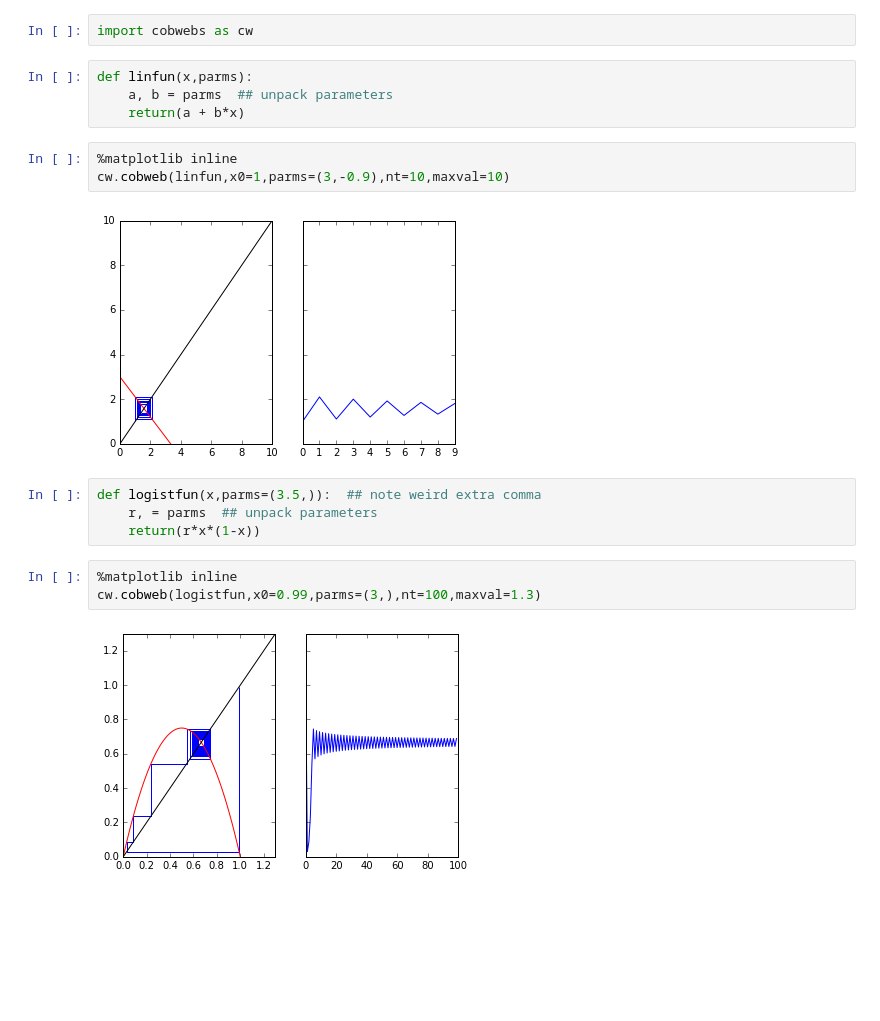
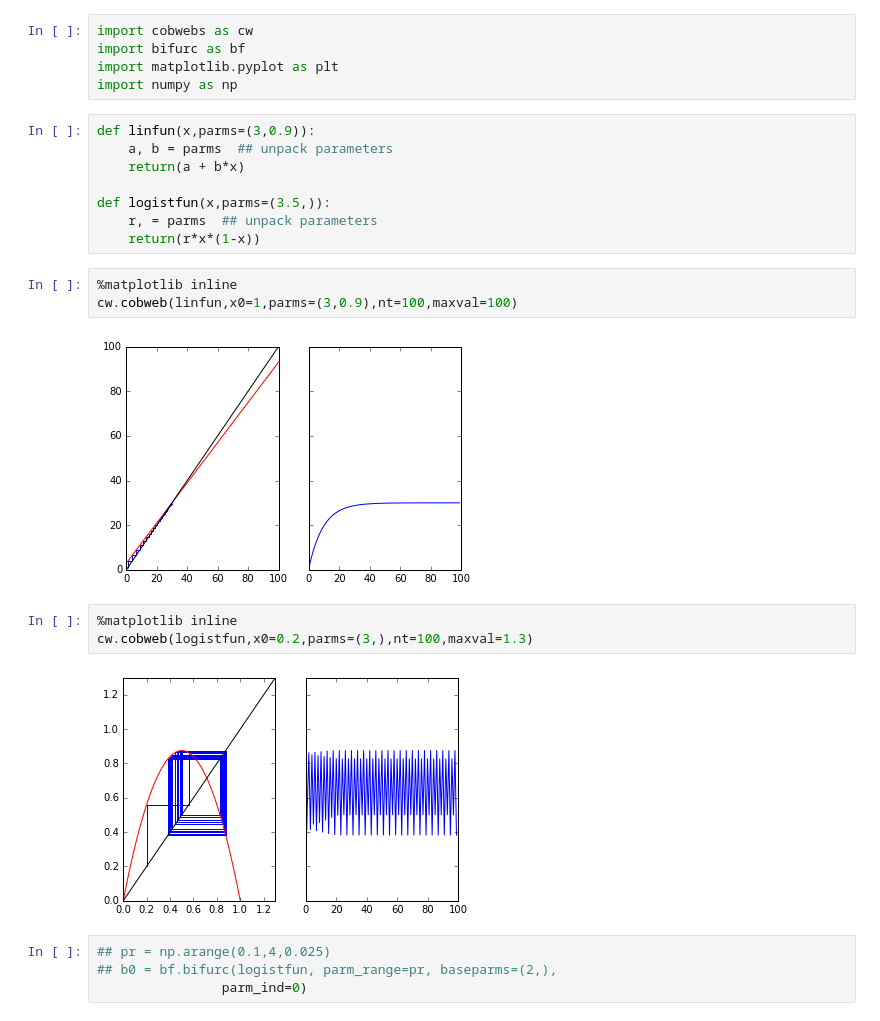
Before and after one commit to bbolker/3mb3, a Jupyter notebook: Notebooks/cobwebbing.ipynb, the cells around one changed output. Saved outputs shown, nothing was run; the diff lists cells and outputs as text; blank space fills up the shorter version.

Commit message:
cobwebbing update

```diff
--- a/Notebooks/cobwebbing.ipynb
+++ b/Notebooks/cobwebbing.ipynb
@@ -1,20 +1,27 @@
-# %%
-import cobwebs as cw
+# %%
+import cobwebs as cw
+import bifurc as bf
+import matplotlib.pyplot as plt
+import numpy as np
 # %%
-def linfun(x,parms):
+def linfun(x,parms=(3,0.9)):
     a, b = parms  ## unpack parameters
     return(a + b*x)
+
+def logistfun(x,parms=(3.5,)):
+    r, = parms  ## unpack parameters
+    return(r*x*(1-x))
 # %%
 %matplotlib inline
-cw.cobweb(linfun,x0=1,parms=(3,-0.9),nt=10,maxval=10)
+cw.cobweb(linfun,x0=1,parms=(3,0.9),nt=100,maxval=100)
 # %% [output]
-[figure, old version]
+[figure, new version]
-# %%
-def logistfun(x,parms=(3.5,)):  ## note weird extra comma
-    r, = parms  ## unpack parameters
-    return(r*x*(1-x))
 # %%
 %matplotlib inline
-cw.cobweb(logistfun,x0=0.99,parms=(3,),nt=100,maxval=1.3)
+cw.cobweb(logistfun,x0=0.2,parms=(3,),nt=100,maxval=1.3)
 # %% [output]
-[figure, old version]
+[figure, new version]
+# %%
+## pr = np.arange(0.1,4,0.025)
+## b0 = bf.bifurc(logistfun, parm_range=pr, baseparms=(2,),
+                parm_ind=0)
```
Also changed, not shown: parts of 1 cell of this notebook, 1 other file.
